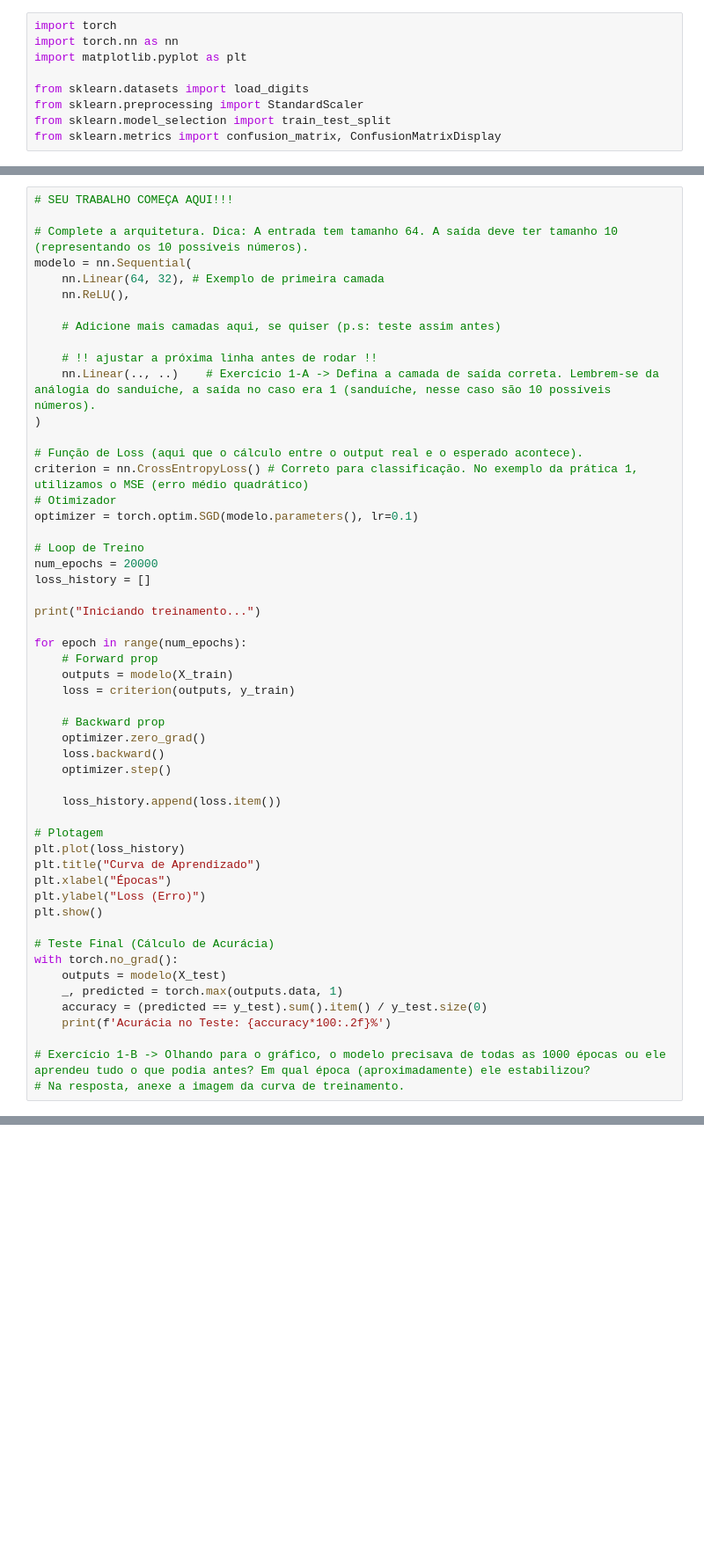
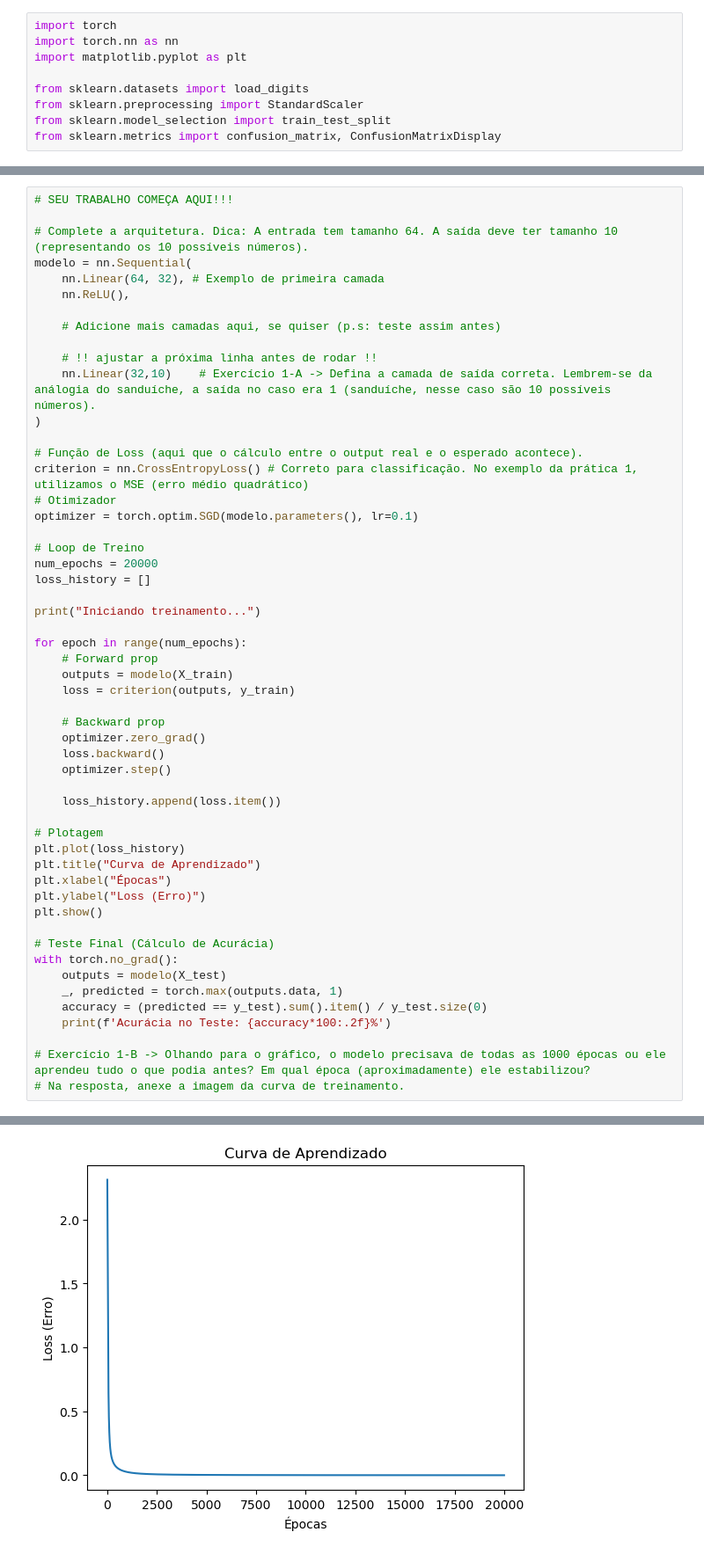
Before and after one commit to tomazcavalcantee/IDOR, a Jupyter notebook: exercício_impa_1.ipynb, the cells around one changed output, grey strips where cells are left out. Shown at 88% size. Cells and saved outputs as stored; diff of their text form; blank space fills up the shorter version.

```diff
--- a/exercício_impa_1.ipynb
+++ b/exercício_impa_1.ipynb
@@ -50,7 +54,7 @@ modelo = nn.Sequential(
     # Adicione mais camadas aqui, se quiser (p.s: teste assim antes)
 
     # !! ajustar a próxima linha antes de rodar !!
-    nn.Linear(.., ..)    # Exercício 1-A -> Defina a camada de saída correta. Lembrem-se da análogia do sanduíche, a saída no caso era 1 (sanduíche, nesse caso são 10 possíveis números).
+    nn.Linear(32,10)    # Exercício 1-A -> Defina a camada de saída correta. Lembrem-se da análogia do sanduíche, a saída no caso era 1 (sanduíche, nesse caso são 10 possíveis números).
 )
 
 # Função de Loss (aqui que o cálculo entre o output real e o esperado acontece).
@@ -92,3 +96,4 @@ with torch.no_grad():
 
 # Exercício 1-B -> Olhando para o gráfico, o modelo precisava de todas as 1000 épocas ou ele aprendeu tudo o que podia antes? Em qual época (aproximadamente) ele estabilizou?
 # Na resposta, anexe a imagem da curva de treinamento.
+# %% [output]
@@ -94,0 +101 @@ with torch.no_grad():
+[figure, added]
```
Also changed, not shown: parts of 5 cells of this notebook, 3 other files.
